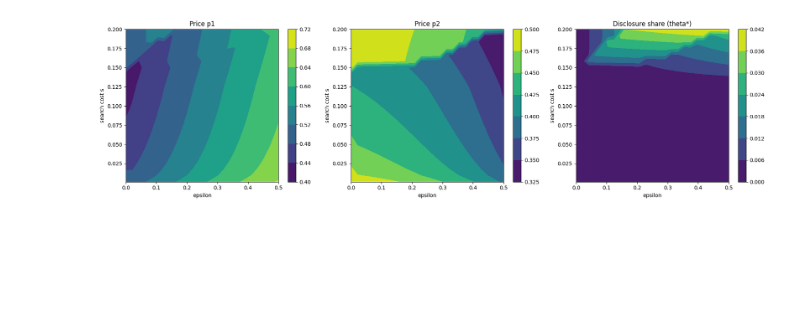
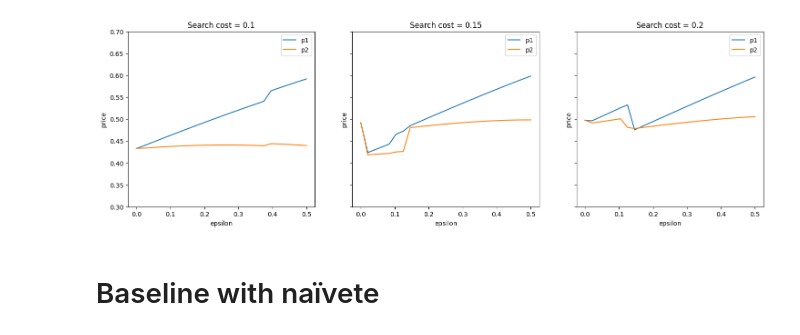
Before and after one commit to lkh927/masters2026, a Jupyter notebook: Model.ipynb, the cells around one changed output. Cells and saved outputs as stored; diff of their text form; code cells hidden in the pictures; blank space fills up the shorter version.

```diff
--- a/Model.ipynb
+++ b/Model.ipynb
@@ -22 +77,10 @@ results_base = []
+# %%
+# variable epsilon
+gamma = 0
+mu = 0.75
+model.plot_price_curves(eps_grid, s_values, gamma, mu, p1_init, p2_init)
+# %% [output]
+[figure, added]
+# %% [markdown]
+# Baseline with naïvete
 # %%
@@ -68,21 +132,0 @@ theta_mat = df.pivot(index="s", columns="eps", values="theta")
-# %%
-fig, ax = plt.subplots(1, 3, figsize=(18, 5))
-ax[0].contourf(eps_grid, s_grid, p1_mat.values)
-ax[0].set_title("Price p1")
-ax[0].set_xlabel("epsilon")
-ax[0].set_ylabel("search cost s")
-ax[1].contourf(eps_grid, s_grid, p2_mat.values)
-ax[1].set_title("Price p2")
-ax[1].set_xlabel("epsilon")
-ax[1].set_ylabel("search cost s")
-ax[2].contourf(eps_grid, s_grid, theta_mat.values)
-ax[2].set_title("Disclosure share (theta*)")
-ax[2].set_xlabel("epsilon")
-ax[2].set_ylabel("search cost s")
-fig.colorbar(ax[0].collections[0], ax=ax[0])
-fig.colorbar(ax[1].collections[0], ax=ax[1])
-fig.colorbar(ax[2].collections[0], ax=ax[2])
-plt.tight_layout()
-plt.show()
-# %% [output]
-[figure, removed]
```
Also changed, not shown: parts of 30 cells of this notebook, 5 other files.
